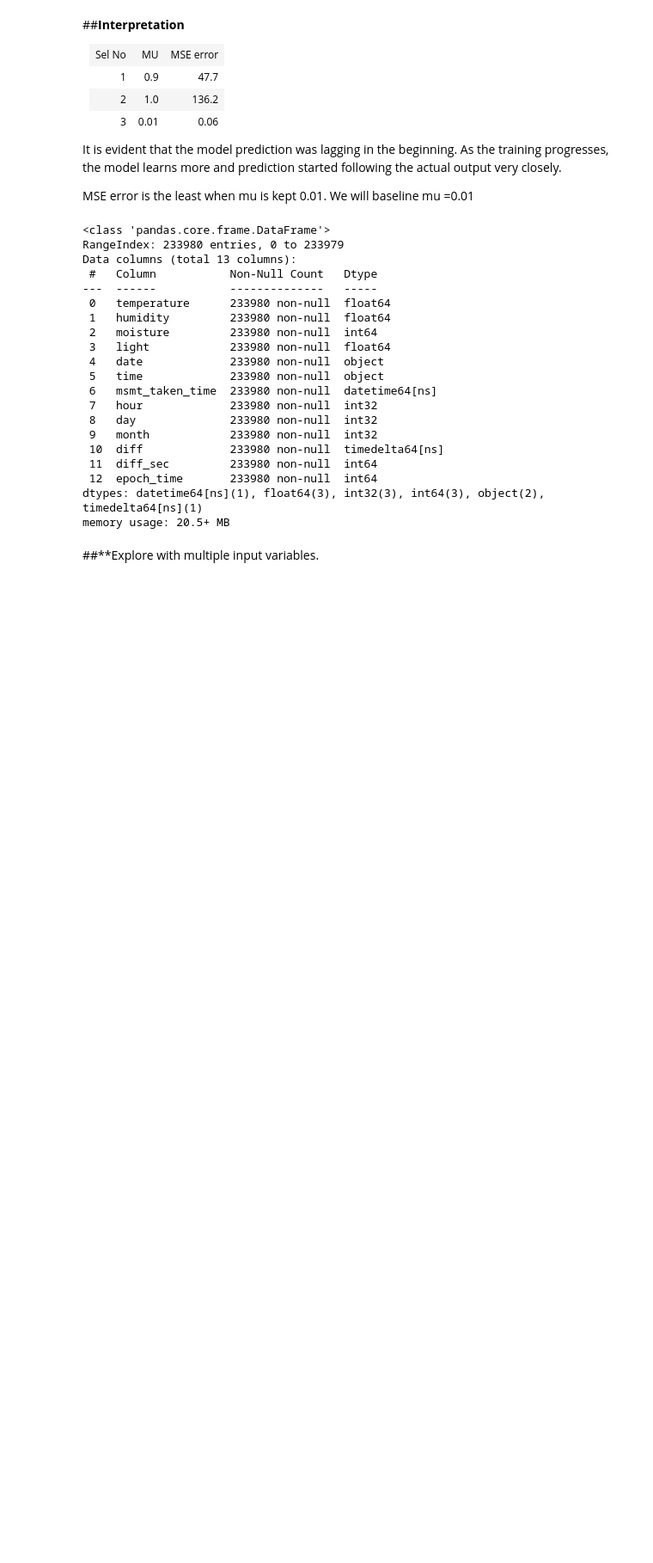
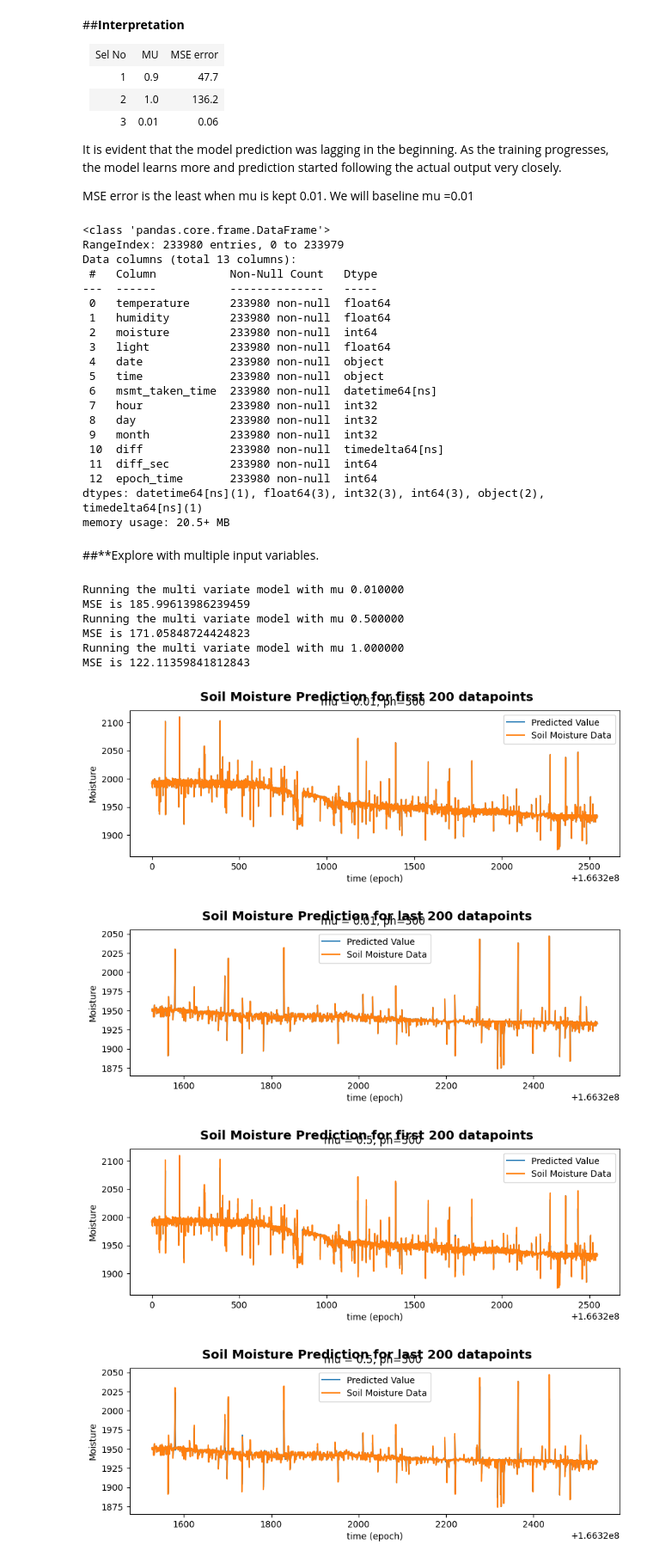
Before and after one commit to santausd/plant_health_assessment_model, a Jupyter notebook: AAI_530_A1_Group_1_IoT_Based_Crop_Monitoring_and_Health_Assessment.ipynb, the cells around one changed output. Shown at 86% size. Drawn from its saved outputs; the diff is of its cells as text; code cells hidden in the pictures; blank space fills up the shorter version.

```diff
--- a/AAI_530_A1_Group_1_IoT_Based_Crop_Monitoring_and_Health_Assessment.ipynb
+++ b/AAI_530_A1_Group_1_IoT_Based_Crop_Monitoring_and_Health_Assessment.ipynb
@@ -616,7 +616,7 @@ def execute_model(mu, ts, ys):
     yp_pred[i-2] = yp
 # %%
 def visualise_results(startpoint, lastpoint , ts, ys, tp_pred, yp_pred, data_points='for first 200 datapoints'):
-  fig, ax = plt.subplots(figsize=(10,3))
+  fig, ax = plt.subplots(figsize=(10,5))
   title = 'Soil Moisture Prediction %s' %(data_points)
   fig.suptitle(title, fontsize=14, fontweight='bold')
   ax.set_title('mu = %g, ph=%g ' %(mu, ph))
@@ -717,19 +717,21 @@ memory usage: 20.5+ MB
 # %% [markdown]
 ##**Explore with multiple input variables.
 # %%
-ts_mv = sensor_wo_mp_df[['epoch_time', 'temperature','humidity' ,'light' ]]
-ys_mv = pd.DataFrame(sensor_wo_mp_df.moisture)
+def initialize(mu):
+  ts_mv = sensor_wo_mp_df[['epoch_time', 'temperature','humidity' ,'light' ]]
+  ys_mv = pd.DataFrame(sensor_wo_mp_df.moisture)
 
-ph = 5 * 60   #5 minutes
-ph_index = math.ceil(ph/freq_ingestion)
-mu = 0.01
+  ph = 5 * 60   #5 minutes
+  ph_index = math.ceil(ph/freq_ingestion)
+  mu = 0.01
 
-#let's limit the number of samples in our model to 5000 just for speed
-n_s = 5000
+  #let's limit the number of samples in our model to 5000 just for speed
+  n_s = 5000
 
-#arrays to hold predicted values
-tp_mv_pred = np.zeros(n_s-1)
-yp_mv_pred = np.zeros(n_s-1)
+  #arrays to hold predicted values
+  tp_mv_pred = np.zeros(n_s-1)
+  yp_mv_pred = np.zeros(n_s-1)
+  return ts_mv, ys_mv, tp_mv_pred, yp_mv_pred
 # %%
 def execute_model1(mu, ts, ys, is_multi_variate=False):
   for i in range(2, n_s + 1):  # start out with 2 leading datapoints
@@ -764,7 +766,10 @@ def execute_model1(mu, ts, ys, is_multi_variate=False):
 
     if is_multi_variate:
       m_tmp = model_tmp.coef_[0][0]
-      m_vol_tmp = model_tmp.coef_[0][1]
+      m_temp_tmp = model_tmp.coef_[0][1]
+      m_humd_tmp = model_tmp.coef_[0][2]
+      m_light_tmp = model_tmp.coef_[0][3]
+
     else:
       m_tmp = model_tmp.coef_
 
@@ -772,15 +777,36 @@ def execute_model1(mu, ts, ys, is_multi_variate=False):
     q_tmp = model_tmp.intercept_
 
     # use ph to make the model prediction according to the prediction time
-    tp = ts['unix'].iloc[i - 1]  # Assuming ts is a DataFrame
+    tp = ts['epoch_time'].iloc[i - 1]  # Assuming ts is a DataFrame
 
     if is_multi_variate:
         # Access the last values of 'unix' and 'Voltage' for prediction
         tp_epoch_time = ts['epoch_time'].iloc[i - 1]
-        tp_voltage = ts['Voltage'].iloc[i - 1]
-        yp = m_tmp * tp_unix + m_vol_tmp * tp_voltage + q_tmp
+        tp_temperature = ts['temperature'].iloc[i - 1]
+        tp_humidity = ts['humidity'].iloc[i - 1]
+        tp_light = ts['light'].iloc[i - 1]
+
+        # Create a DataFrame with the new values
+        yp = m_tmp * tp_epoch_time + m_temp_tmp * tp_temperature +  m_humd_tmp * tp_humidity + m_light_tmp * tp_light + q_tmp
     else:
         yp = m_tmp * tp + q_tmp
 
     tp_pred[i - 2] = tp
     yp_pred[i - 2] = yp
+# %%
+for mu in [0.01, 0.5, 1]:
+  print("Running the multi variate model with mu %f"% mu )
+  ts_mv, ys_mv, tp_mv_pred, yp_mv_pred = initialize(mu)
+  execute_model1(mu, ts_mv, ys_mv, is_multi_variate=True)
+  plot_result_mse(ts, ys, tp_pred, yp_pred)
+# %% [output]
+Running the multi variate model with mu 0.010000
+MSE is 185.99613986239459
+Running the multi variate model with mu 0.500000
+MSE is 171.05848724424823
+Running the multi variate model with mu 1.000000
+MSE is 122.11359841812843
+[figure, added]
+[figure, added]
+[figure, added]
+[figure, added]
```
Also changed, not shown: parts of 3 cells of this notebook.
